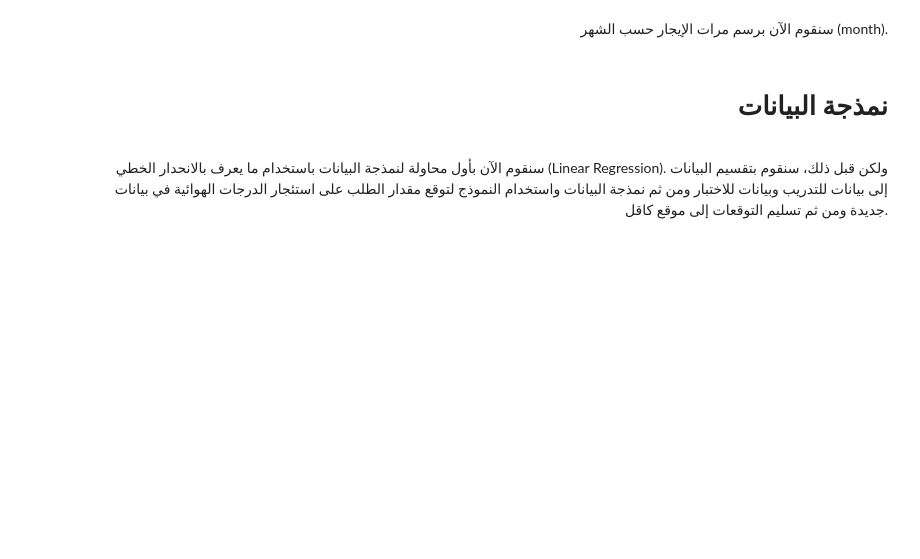
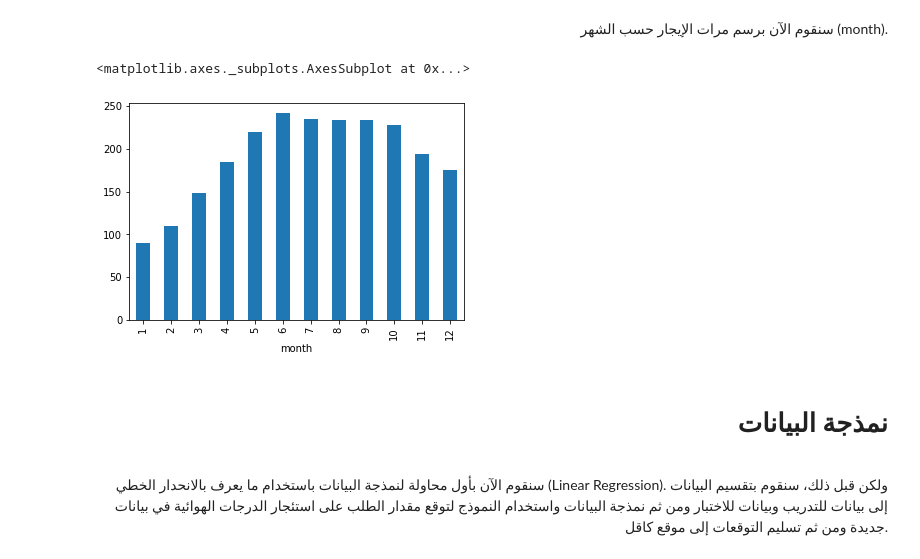
Before and after one commit to miaa7/data-science-project-2, a Jupyter notebook: Project 2.ipynb, the cells around one changed output. Drawn from its saved outputs; the diff is of its cells as text; code cells hidden in the pictures; blank space fills up the shorter version.

```diff
--- a/Project 2.ipynb
+++ b/Project 2.ipynb
@@ -90,6 +143,7 @@ data = pd.concat([data, weather_dummies], axis=1) # axis =1 means add new column
 ############################
 
 cols_to_drop = ['weather','season', 'casual', 'registered']
+data.drop(columns=cols_to_drop, inplace=True)
 # drop columns here
 #
 # %% [markdown]
@@ -155,10 +239,14 @@ count_per_hour.plot(kind='bar')
 # %%
 ############################
 # عليك تعديل هذه الخانة قبل تسليم المشروع
 # YOU HAVE TO EDIT THIS CELLL
 ############################
 
-# <YOUR CODE HERE>
+count_per_month = data.groupby('month')['count'].mean()
+count_per_month.plot(kind='bar')
+# %% [output]
+<matplotlib.axes._subplots.AxesSubplot at 0x...>
+[figure, added]
 # %% [markdown]
 <div style="direction:rtl; text-align:right">
 
```
Also changed, not shown: parts of 14 cells of this notebook.
